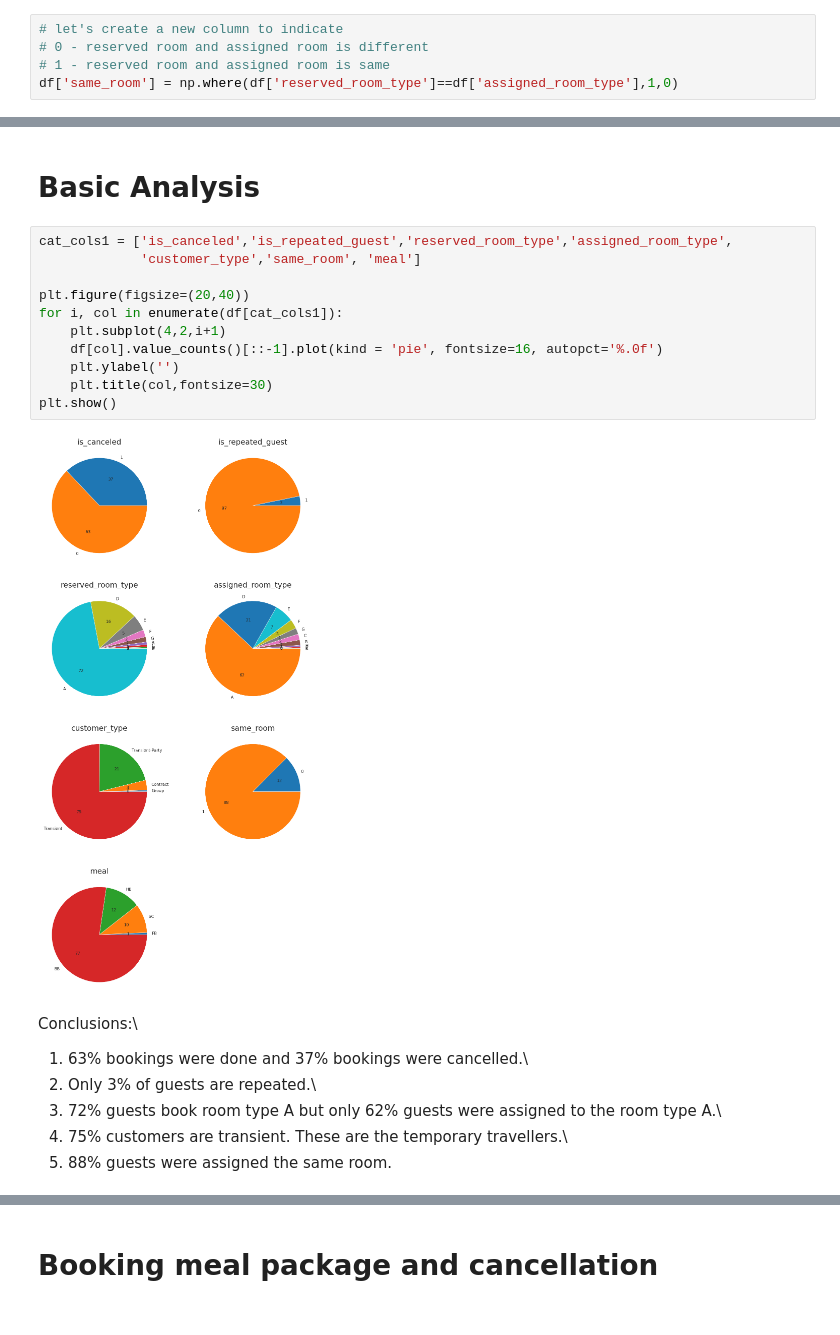
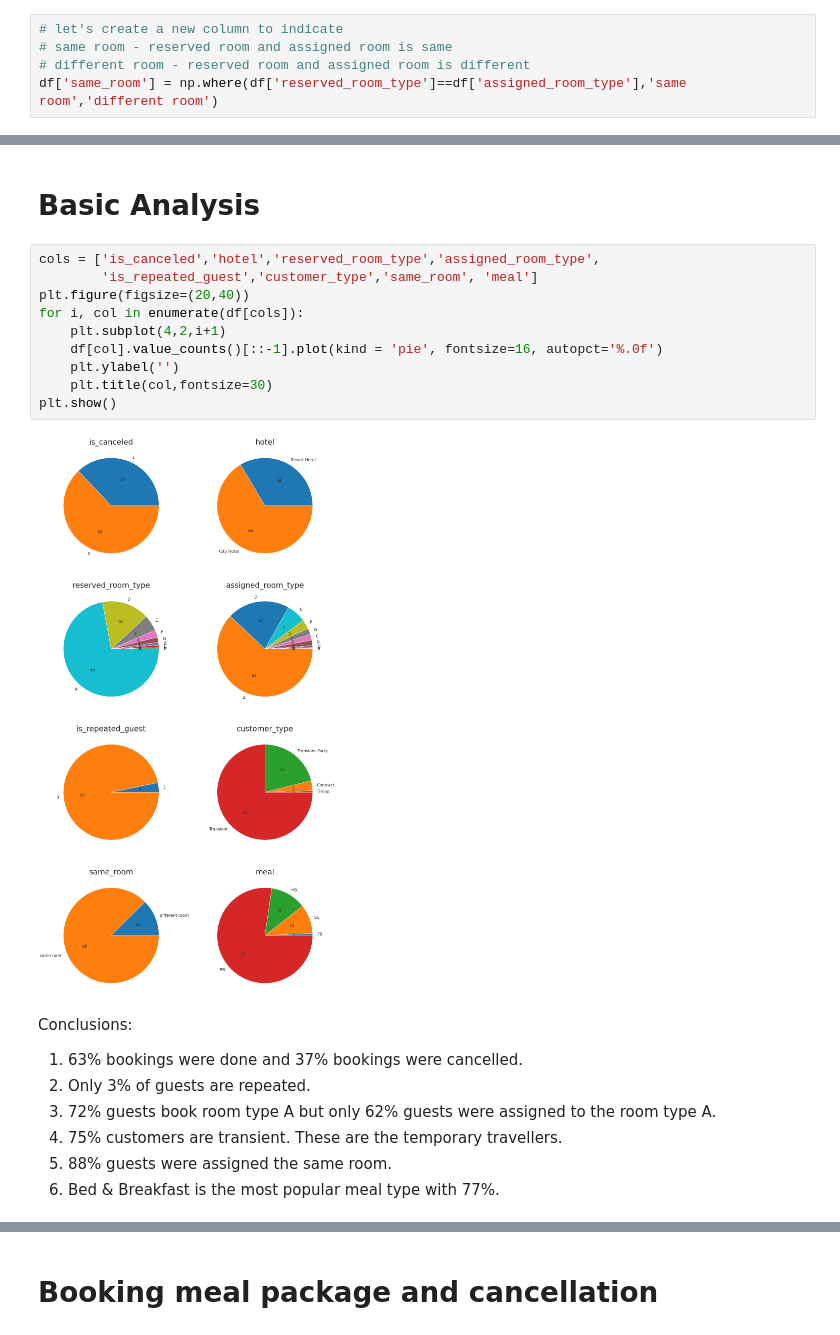
Before and after one commit to rahool010/Hotel-Booking-Analysis, a Jupyter notebook: Hotel_Booking_Analysis_Capstone_Project.ipynb, the cells around one changed output, grey strips where cells are left out. Drawn from its saved outputs; the diff is of its cells as text.

```diff
--- a/Hotel_Booking_Analysis_Capstone_Project.ipynb
+++ b/Hotel_Booking_Analysis_Capstone_Project.ipynb
@@ -203,9 +203,9 @@ reservation_status:
 ['Check-Out' 'Canceled' 'No-Show']
 # %%
 # let's create a new column to indicate
-# 0 - reserved room and assigned room is different
-# 1 - reserved room and assigned room is same
-df['same_room'] = np.where(df['reserved_room_type']==df['assigned_room_type'],1,0)
+# same room - reserved room and assigned room is same
+# different room - reserved room and assigned room is different
+df['same_room'] = np.where(df['reserved_room_type']==df['assigned_room_type'],'same room','different room')
 # %%
 df['same_room'].value_counts()
 # %% [output]
@@ -225,22 +225,24 @@ df['meal'] = df.meal.replace('Undefined', 'SC')
 # %% [markdown]
 # Basic Analysis
 # %%
-cat_cols1 = ['is_canceled','is_repeated_guest','reserved_room_type','assigned_room_type',
-             'customer_type','same_room', 'meal']
-
+cols = ['is_canceled','hotel','reserved_room_type','assigned_room_type',
+        'is_repeated_guest','customer_type','same_room', 'meal']
 plt.figure(figsize=(20,40))
-for i, col in enumerate(df[cat_cols1]):
+for i, col in enumerate(df[cols]):
     plt.subplot(4,2,i+1)
     df[col].value_counts()[::-1].plot(kind = 'pie', fontsize=16, autopct='%.0f')
     plt.ylabel('')
     plt.title(col,fontsize=30)
 plt.show()
 # %% [output]
-[figure, old version]
+[figure, new version]
 # %% [markdown]
-Conclusions:\
-1) 63% bookings were done and 37% bookings were cancelled.\
-2) Only 3% of guests are repeated.\
-3) 72% guests book room type A but only 62% guests were assigned to the room type A.\
-4) 75% customers are transient. These are the temporary travellers.\
-5) 88% guests were assigned the same room.
+Conclusions:
+
+1. 63% bookings were done and 37% bookings were cancelled.
+2. Only 3% of guests are repeated.
+3. 72% guests book room type A but only 62% guests were assigned to the room type
+A.
+4. 75% customers are transient. These are the temporary travellers.
+5. 88% guests were assigned the same room.
+6. Bed & Breakfast is the most popular meal type with 77%.
```
Also changed, not shown: parts of 22 cells of this notebook.
